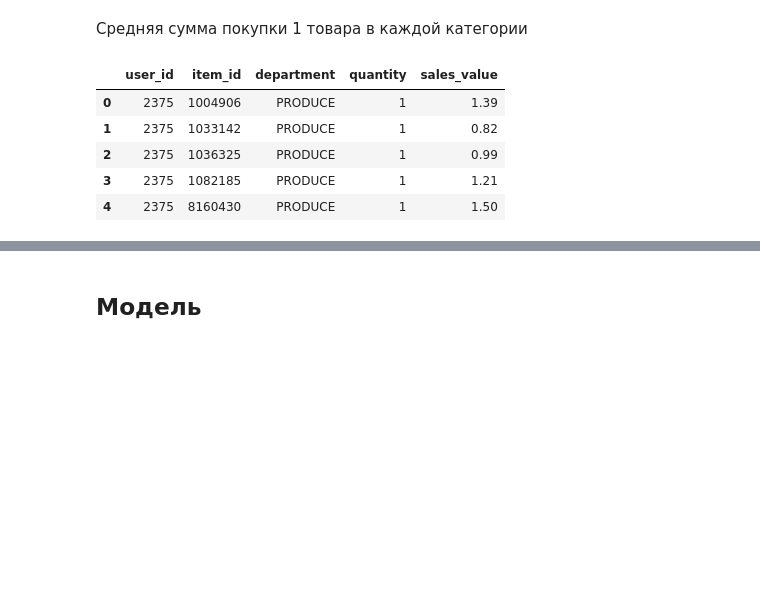
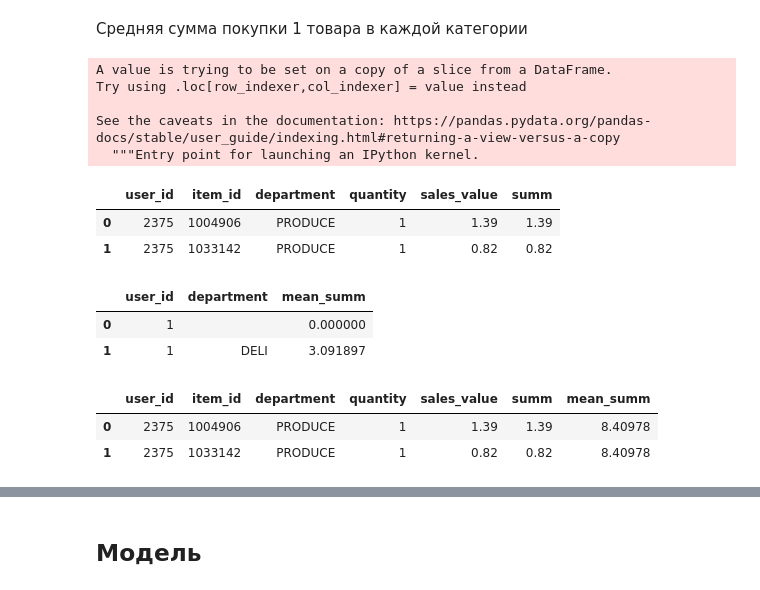
Before and after one commit to ssv273/Recom_systems, a Jupyter notebook: hw_webinar_6.ipynb, the cells around one changed output, grey strips where cells are left out. Cells and saved outputs as stored; diff of their text form; code cells hidden in the pictures; blank space fills up the shorter version.

```diff
--- a/hw_webinar_6.ipynb
+++ b/hw_webinar_6.ipynb
@@ -409,12 +409,34 @@ targets_lvl_2.head()
 temp_df = pd.DataFrame()
 # %%
 temp_df= big_data[['user_id', 'item_id', 'department', 'quantity', 'sales_value']]
+# %%
+temp_df['summ'] = temp_df['quantity'] * temp_df['sales_value']
+# %% [output]
+A value is trying to be set on a copy of a slice from a DataFrame.
+Try using .loc[row_indexer,col_indexer] = value instead
+
+See the caveats in the documentation: https://pandas.pydata.org/pandas-docs/stable/user_guide/indexing.html#returning-a-view-versus-a-copy
+  """Entry point for launching an IPython kernel.
 # %%
-temp_df.head()
+temp_df.head(2)
 # %% [output]
-|  | user_id | item_id | department | quantity | sales_value |
-| 0 | 2375 | 1004906 | PRODUCE | 1 | 1.39 |
-| 1 | 2375 | 1033142 | PRODUCE | 1 | 0.82 |
-| 2 | 2375 | 1036325 | PRODUCE | 1 | 0.99 |
-| 3 | 2375 | 1082185 | PRODUCE | 1 | 1.21 |
-| 4 | 2375 | 8160430 | PRODUCE | 1 | 1.50 |
+|  | user_id | item_id | department | quantity | sales_value | summ |
+| 0 | 2375 | 1004906 | PRODUCE | 1 | 1.39 | 1.39 |
+| 1 | 2375 | 1033142 | PRODUCE | 1 | 0.82 | 0.82 |
+# %%
+# считаем среднюю сумму покупки товара в каждой категории
+temp_df_1 = temp_df.groupby(['user_id', 'department']).agg({'summ' : 'mean'})\
+            .rename(columns={'summ' : 'mean_summ'})\
+            .reset_index()
+temp_df_1.head(2)
+# %% [output]
+|  | user_id | department | mean_summ |
+| 0 | 1 |  | 0.000000 |
+| 1 | 1 | DELI | 3.091897 |
+# %%
+temp_df = temp_df.merge(temp_df_1, on=['user_id', 'department'], how='left')
+temp_df.head(2)
+# %% [output]
+|  | user_id | item_id | department | quantity | sales_value | summ | mean_summ |
+| 0 | 2375 | 1004906 | PRODUCE | 1 | 1.39 | 1.39 | 8.40978 |
+| 1 | 2375 | 1033142 | PRODUCE | 1 | 0.82 | 0.82 | 8.40978 |
```
Also changed, not shown: parts of 30 cells of this notebook.
